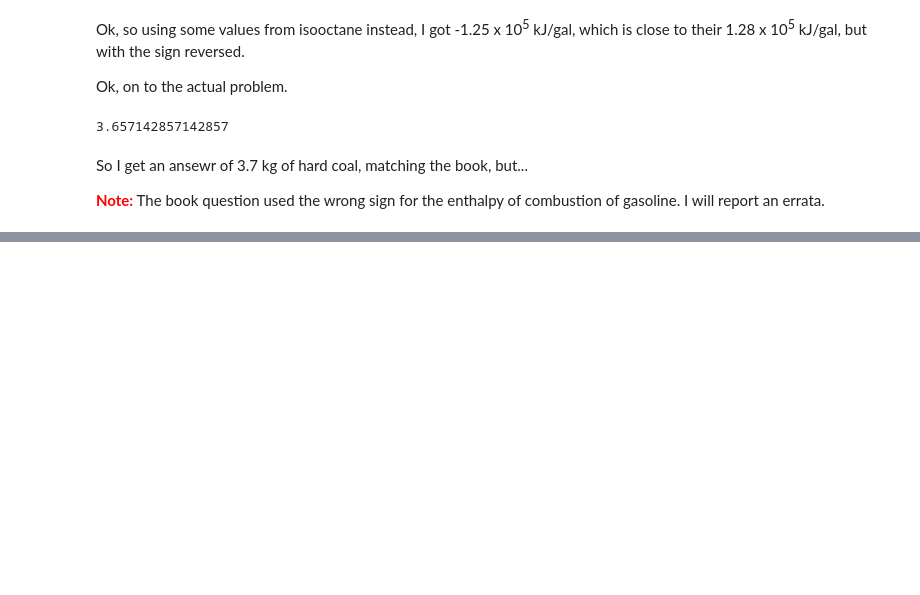
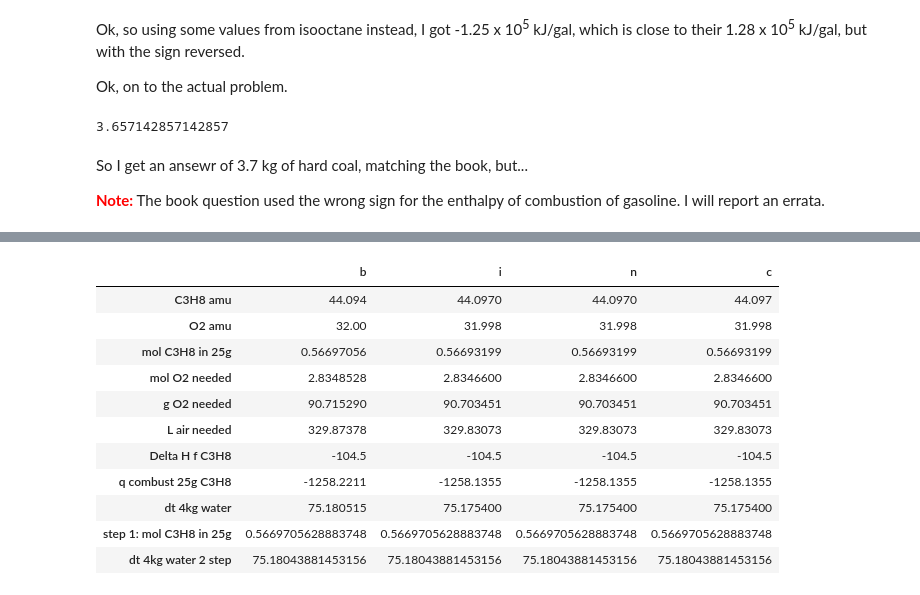
Before and after one commit to dean-e-peterson/python-misc, a Jupyter notebook: chem2e-ch5.ipynb, the cells around one changed output, grey strips where cells are left out. Saved outputs shown, nothing was run; the diff lists cells and outputs as text; code cells hidden in the pictures; blank space fills up the shorter version.

```diff
--- a/chem2e-ch5.ipynb
+++ b/chem2e-ch5.ipynb
@@ -1559,0 +1672,45 @@ So I get an ansewr of 3.7 kg of hard coal, matching the book, but...
+# %%
+def ex5_85(s):
+    with localcontext(prec=8):
+        amu_C3H8 = s.C*3 + s.H*8
+        amu_O2 = s.O*2
+        mol_C3H8 = Decimal('25.0') / amu_C3H8
+        mol_O2 = 5 * mol_C3H8
+        g_O2 = mol_O2 * amu_O2
+        l_air = g_O2 / Decimal('0.275')
+        dhc_C3H8 = Decimal('-2219.2')
+        dhf_H2Ol = Decimal('-285.8')
+        dhf_CO2g = Decimal('-393.5')
+        dhf_C3H8g = 3*dhf_CO2g + 4*dhf_H2Ol - dhc_C3H8
+        q_C3H8 = dhc_C3H8 * mol_C3H8
+        c_H2Ol = Decimal('4.184')
+        dt_water = (-q_C3H8 * 10**3) / (Decimal('4.00') * 10**3 * c_H2Ol)
+        mol_C3H8_step1 = 25.0 / (3*12.01 + 8*1.008)
+        dt_step2 = (-(-2219.2) * 1000 * 0.56697) / (4000 * 4.184)
+        return {
+            'C3H8 amu': amu_C3H8,
+            'O2 amu': amu_O2,
+            'mol C3H8 in 25g': mol_C3H8,
+            'mol O2 needed': mol_O2,
+            'g O2 needed': g_O2,
+            'L air needed': l_air,
+            'Delta H f C3H8': dhf_C3H8g,
+            'q combust 25g C3H8': q_C3H8,
+            'dt 4kg water': dt_water,
+            'step 1: mol C3H8 in 25g': mol_C3H8_step1,
+            'dt 4kg water 2 step': dt_step2,
+        }
+compares(ex5_85)
+# %% [output]
+|  | b | i | n | c |
+| C3H8 amu | 44.094 | 44.0970 | 44.0970 | 44.097 |
+| O2 amu | 32.00 | 31.998 | 31.998 | 31.998 |
+| mol C3H8 in 25g | 0.56697056 | 0.56693199 | 0.56693199 | 0.56693199 |
+| mol O2 needed | 2.8348528 | 2.8346600 | 2.8346600 | 2.8346600 |
+| g O2 needed | 90.715290 | 90.703451 | 90.703451 | 90.703451 |
+| L air needed | 329.87378 | 329.83073 | 329.83073 | 329.83073 |
+| Delta H f C3H8 | -104.5 | -104.5 | -104.5 | -104.5 |
+| q combust 25g C3H8 | -1258.2211 | -1258.1355 | -1258.1355 | -1258.1355 |
+| dt 4kg water | 75.180515 | 75.175400 | 75.175400 | 75.175400 |
+| step 1: mol C3H8 in 25g | 0.5669705628883748 | 0.5669705628883748 | 0.5669705628883748 | 0.5669705628883748 |
+| dt 4kg water 2 step | 75.18043881453156 | 75.18043881453156 | 75.18043881453156 | 75.18043881453156 |
```
Also changed, not shown: parts of 8 cells of this notebook, 1 other file.
